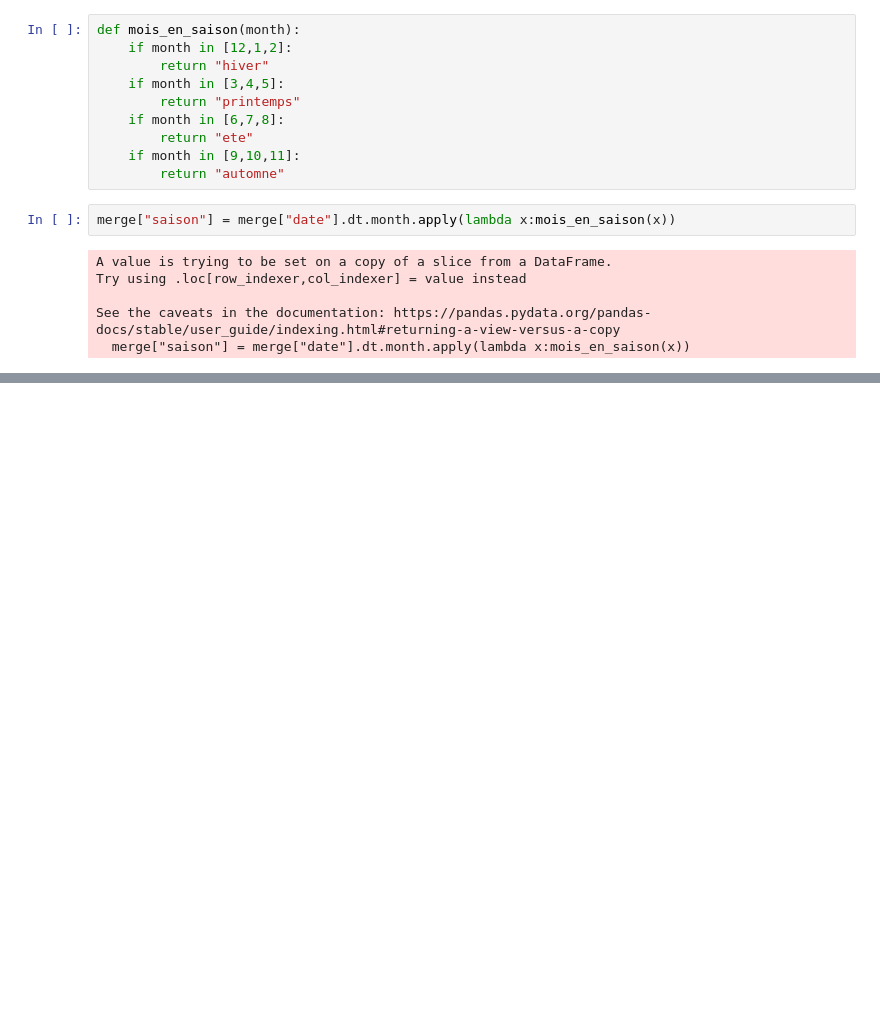
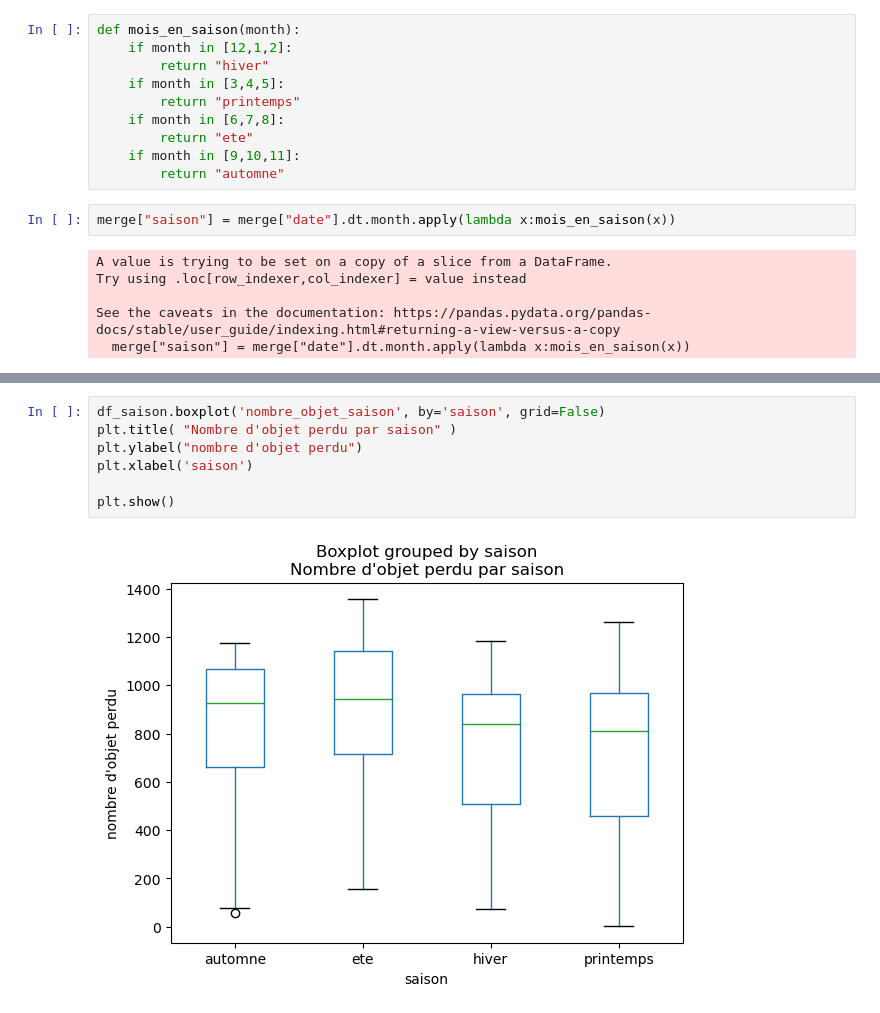
Before and after one commit to StevenDelval/brief_Lost_in_translation, a Jupyter notebook: datascience.ipynb, the cells around one changed output, grey strips where cells are left out. Drawn from its saved outputs; the diff is of its cells as text; blank space fills up the shorter version.

```diff
--- a/datascience.ipynb
+++ b/datascience.ipynb
@@ -171,3 +168,12 @@ df_saison[df_saison["saison"]=="automne"]["nombre_objet_saison"].median()
+# %%
+df_saison.boxplot('nombre_objet_saison', by='saison', grid=False)
+plt.title( "Nombre d'objet perdu par saison" )
+plt.ylabel("nombre d'objet perdu")
+plt.xlabel('saison')
+
+plt.show()
+# %% [output]
+[figure, added]
 # %%
 fig, (ax1, ax2, ax3, ax4) = plt.subplots(1, 4, figsize=(20, 10))
 ax1.boxplot(df_saison[df_saison["saison"]=="hiver"]["nombre_objet_saison"])
```
Also changed, not shown: parts of 10 cells of this notebook.
